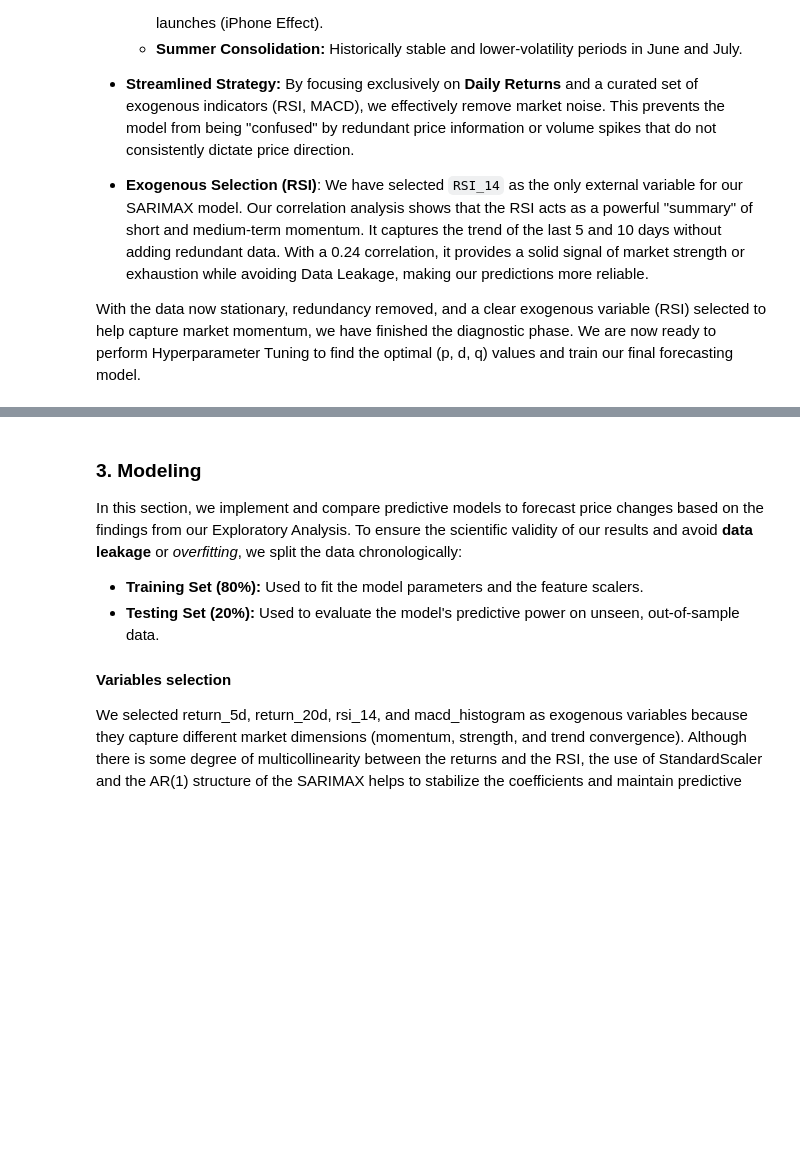
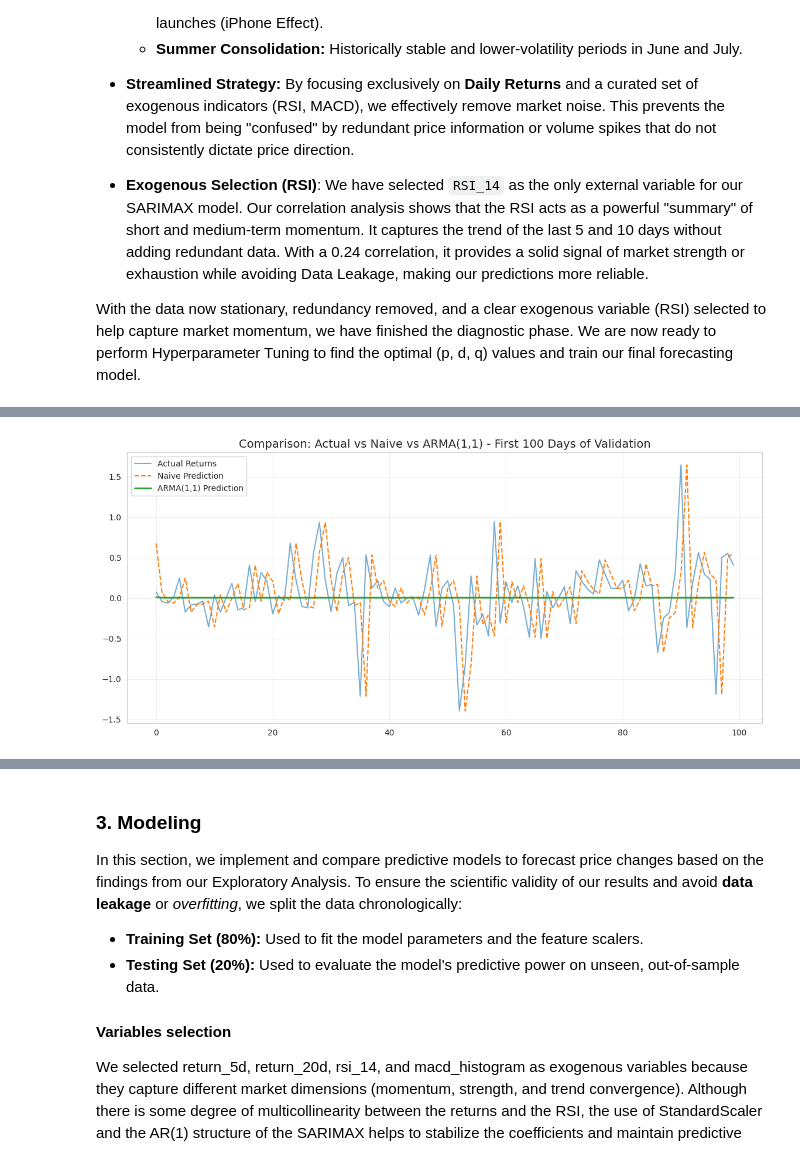
Before and after one commit to Gonzatorra/Advanced-ML-Project, a Jupyter notebook: Deliverable2/main.ipynb, the cells around one changed output, grey strips where cells are left out. Drawn from its saved outputs; the diff is of its cells as text; code cells hidden in the pictures; blank space fills up the shorter version.

```diff
--- a/Deliverable2/main.ipynb
+++ b/Deliverable2/main.ipynb
@@ -856,0 +1030,6 @@ The data is ready for the ARIMA model.
+# %%
+model_arma = ARIMA(train['returns'], order=(1, 0, 1))
+results_arma = model_arma.fit()
+
+# Show the summary to check if coefficients are statistically significant
+print(results_arma.summary())
@@ -856,0 +1066,7 @@ The data is ready for the ARIMA model.
+# %%
+# VALIDATION PREDICTION
+# Use the 'forecast' method to get out-of-sample predictions for the validation set
+arma_val_pred = results_arma.forecast(steps=len(val))
+
+# TEST PREDICTION
+arma_test_pred = results_arma.forecast(steps=len(test))
@@ -856,0 +1096,18 @@ The data is ready for the ARIMA model.
+# %%
+plt.figure(figsize=(14, 6))
+
+# Real returns in validation (first 100 days)
+plt.plot(val['returns'].values[:100], label='Actual Returns', color='#1f77b4', alpha=0.6)
+
+# Naive Prediction
+plt.plot(val_naive_pred.values[:100], label='Naive Prediction', color='#ff7f0e', linestyle='--')
+
+# ARMA prediction
+plt.plot(arma_val_pred.values[:100], label='ARMA(1,1) Prediction', color='#2ca02c', linewidth=2)
+
+plt.title('Comparison: Actual vs Naive vs ARMA(1,1) - First 100 Days of Validation', fontsize=14)
+plt.legend()
+plt.grid(True, alpha=0.3)
+plt.show()
+# %% [output]
+[figure, added]
```
Also changed, not shown: parts of 62 cells of this notebook, 4 other files.
